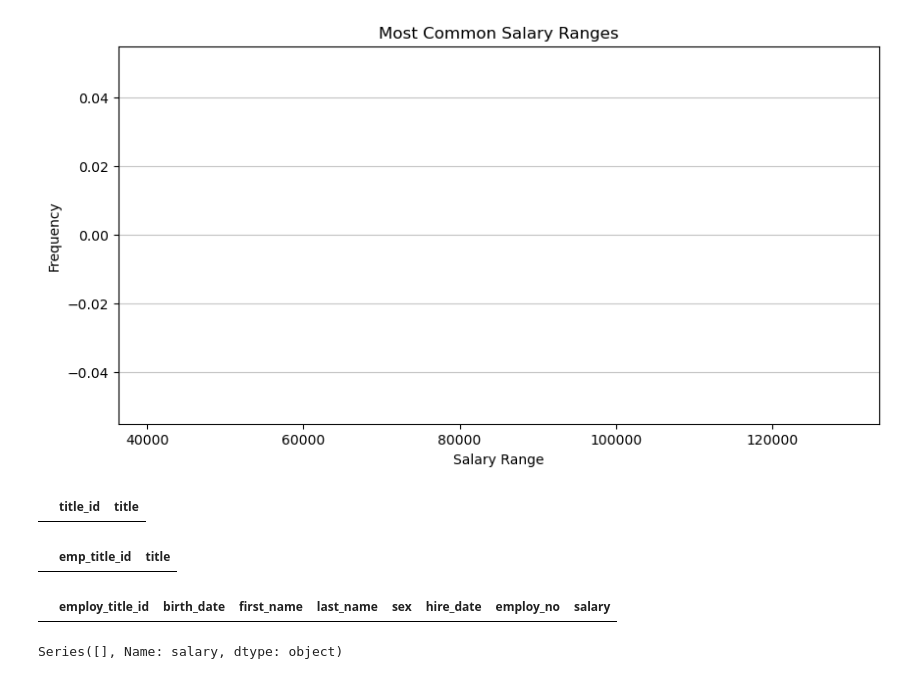
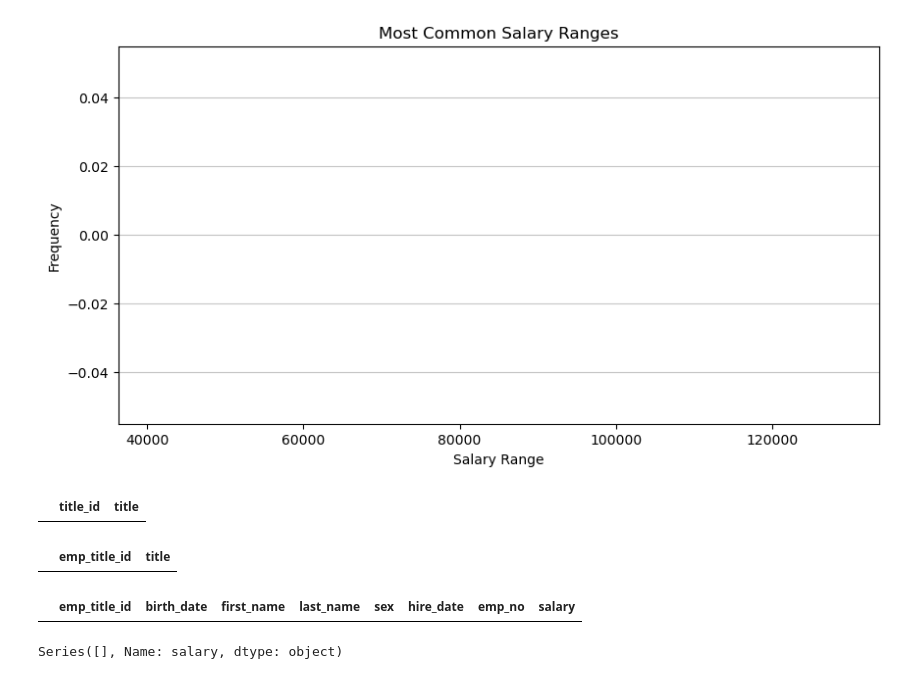
Before and after one commit to emichellet/sql-challenge, a Jupyter notebook: EmployeeSQL/employees.ipynb, the cells around one changed output. Drawn from its saved outputs; the diff is of its cells as text; code cells hidden in the pictures.

```diff
--- a/EmployeeSQL/employees.ipynb
+++ b/EmployeeSQL/employees.ipynb
@@ -51,8 +51,8 @@ titles_df
 # %% [output]
 |  | emp_title_id | title |
 # %%
-merge_df = pd.merge(employees_df, salaries_df, on = "employ_no")
+merge_df = pd.merge(employees_df, salaries_df, on = "emp_no")
 merge_df.head()
 # %% [output]
-|  | employ_title_id | birth_date | first_name | last_name | sex | hire_date | employ_no | salary |
+|  | emp_title_id | birth_date | first_name | last_name | sex | hire_date | emp_no | salary |
 # %%
```
Also changed, not shown: parts of 3 cells of this notebook.
